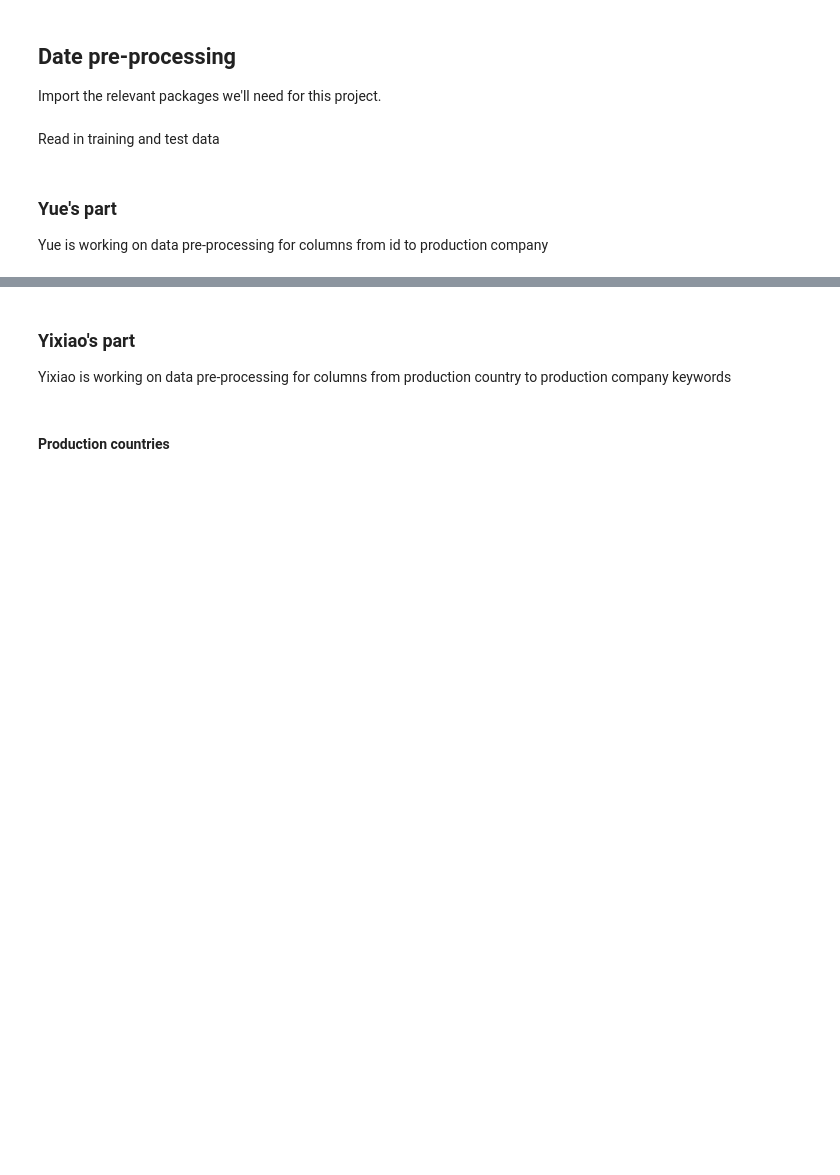
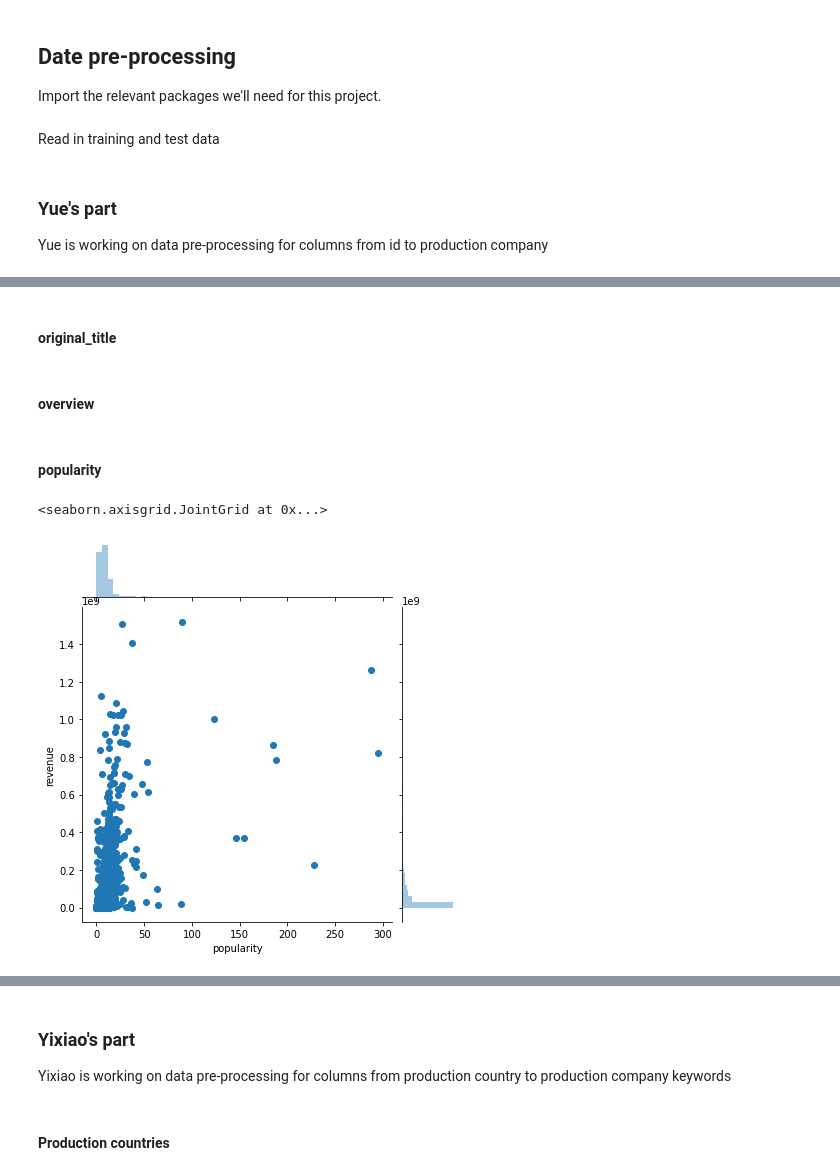
Before and after one commit to z5219951/revenue, a Jupyter notebook: data_preprocessing.ipynb, the cells around one changed output, grey strips where cells are left out. Drawn from its saved outputs; the diff is of its cells as text; code cells hidden in the pictures; blank space fills up the shorter version.

```diff
--- a/data_preprocessing.ipynb
+++ b/data_preprocessing.ipynb
@@ -43,0 +353,2 @@ Yue is working on data pre-processing for columns from id to production company
+# %% [markdown]
+#### original_title
@@ -43,0 +370,2 @@ Yue is working on data pre-processing for columns from id to production company
+# %% [markdown]
+#### overview
@@ -43,0 +382,10 @@ Yue is working on data pre-processing for columns from id to production company
+# %% [markdown]
+#### popularity
+# %%
+# Show the relationship between popularity and revenue
+train['popularity'].fillna(0, inplace=True)
+test['popularity'].fillna(0, inplace=True)
+sns.jointplot(x="popularity", y="revenue", data=train)
+# %% [output]
+<seaborn.axisgrid.JointGrid at 0x...>
+[figure, added]
```
Also changed, not shown: parts of 32 cells of this notebook, 1 other file.
